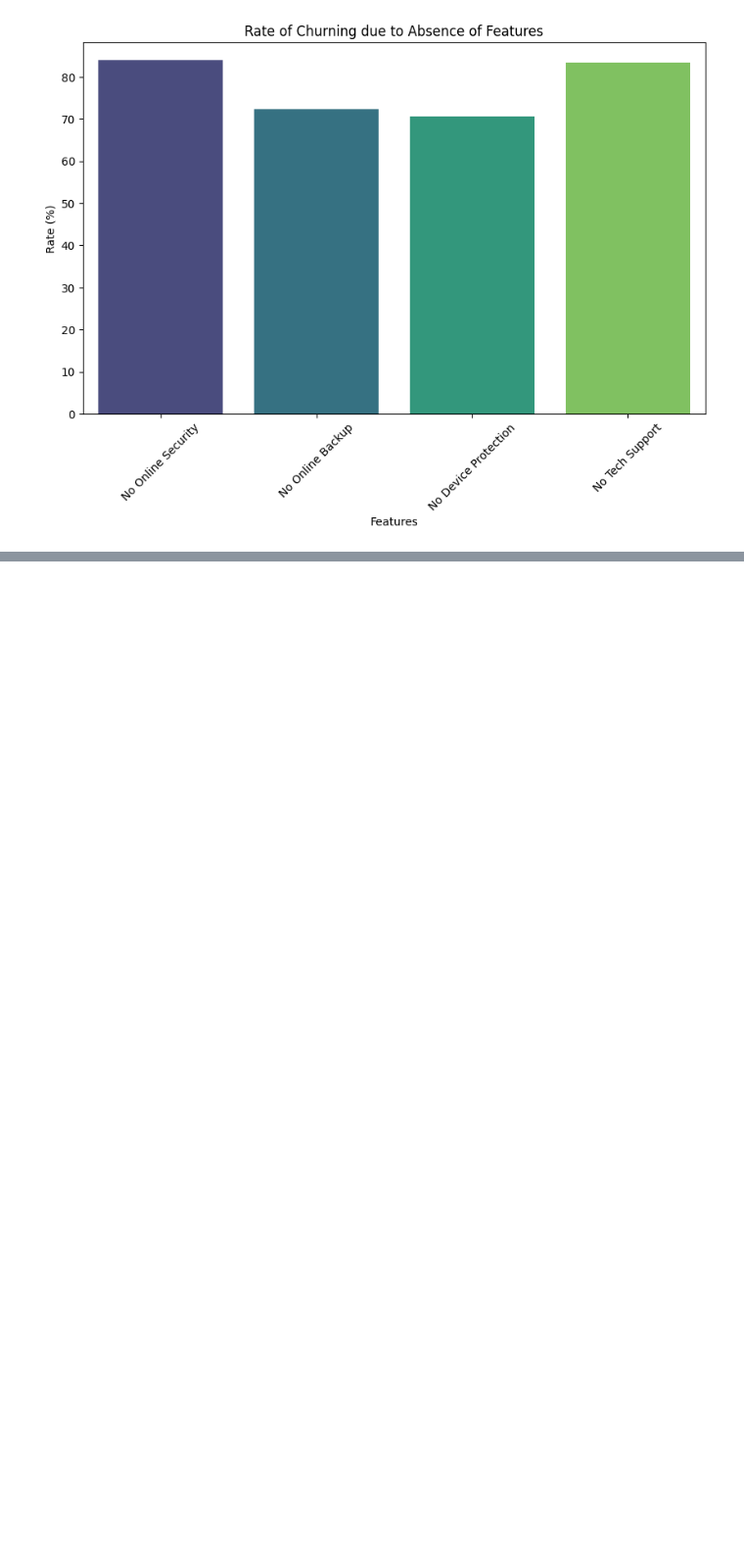
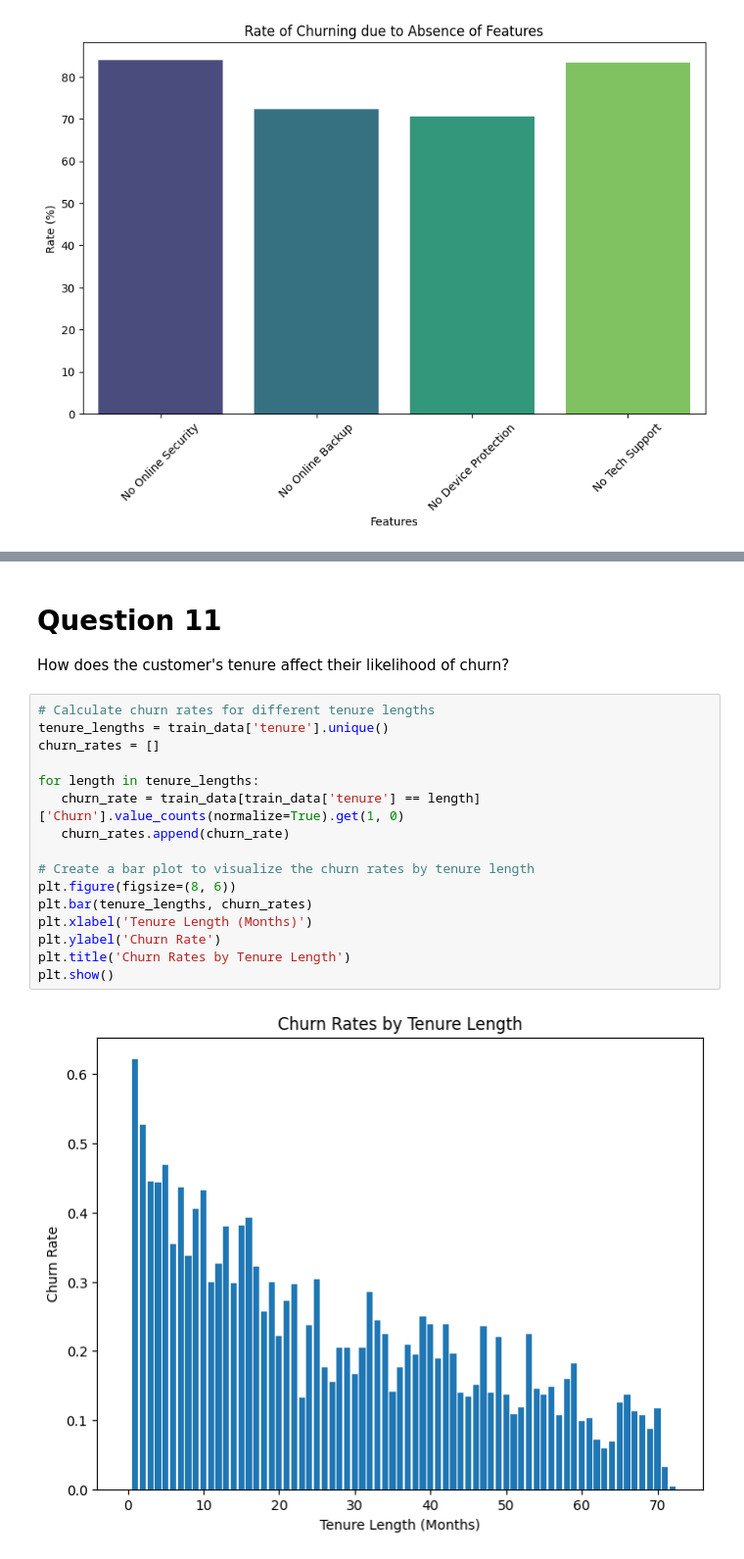
Before and after one commit to iameberedavid/Telco-Churn-Analysis, a Jupyter notebook: Jupyter Notebook.ipynb, the cells around one changed output, grey strips where cells are left out. Shown at 98% size. Saved outputs shown, nothing was run; the diff lists cells and outputs as text; blank space fills up the shorter version.

```diff
--- a/Jupyter Notebook.ipynb
+++ b/Jupyter Notebook.ipynb
@@ -814,0 +849,21 @@ plt.show()
+# %% [markdown]
+# Question 11
+How does the customer's tenure affect their likelihood of churn?
+# %%
+# Calculate churn rates for different tenure lengths
+tenure_lengths = train_data['tenure'].unique()
+churn_rates = []
+
+for length in tenure_lengths:
+   churn_rate = train_data[train_data['tenure'] == length]['Churn'].value_counts(normalize=True).get(1, 0)
+   churn_rates.append(churn_rate)
+
+# Create a bar plot to visualize the churn rates by tenure length
+plt.figure(figsize=(8, 6))
+plt.bar(tenure_lengths, churn_rates)
+plt.xlabel('Tenure Length (Months)')
+plt.ylabel('Churn Rate')
+plt.title('Churn Rates by Tenure Length')
+plt.show()
+# %% [output]
+[figure, added]
```
Also changed, not shown: parts of 4 cells of this notebook.
